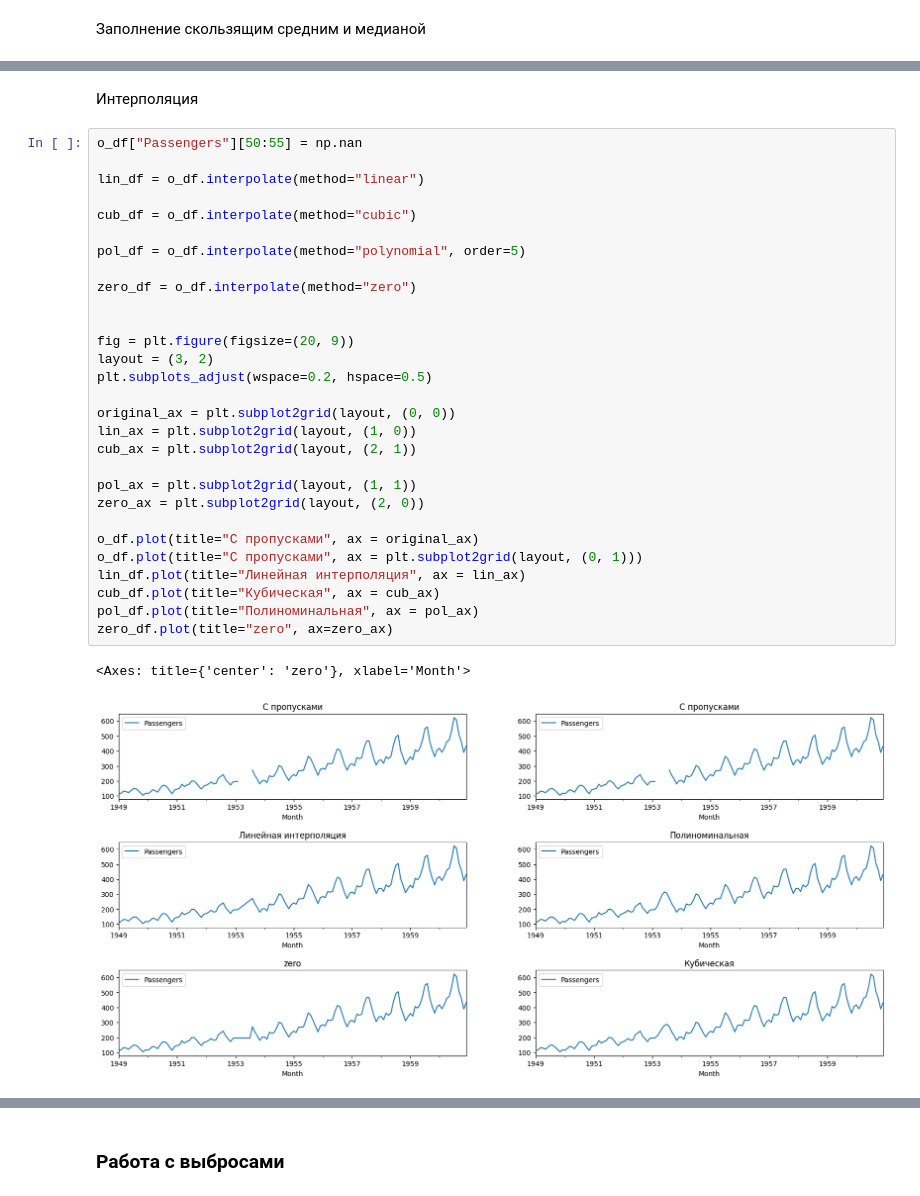
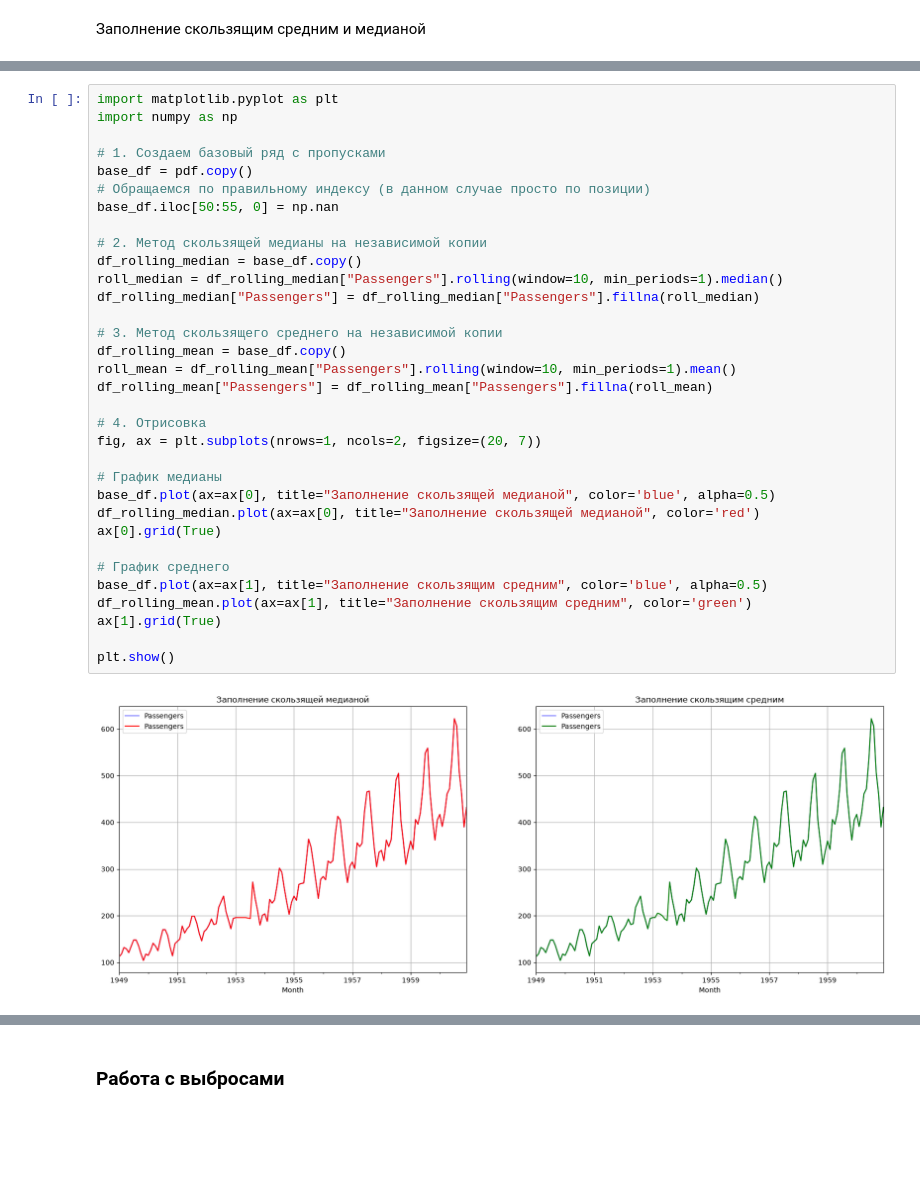
Before and after one commit to Dream-Prodigy/My-project, a Jupyter notebook: practice_5/practice5.ipynb, the cells around one changed output, grey strips where cells are left out. Drawn from its saved outputs; the diff is of its cells as text; blank space fills up the shorter version.

```diff
--- a/practice_5/practice5.ipynb
+++ b/practice_5/practice5.ipynb
@@ -424,34 +286,35 @@ o_df.plot(title='среднее')
-# %% [markdown]
-Интерполяция
-# %%
-o_df["Passengers"][50:55] = np.nan
-
-lin_df = o_df.interpolate(method="linear")
-
-cub_df = o_df.interpolate(method="cubic")
-
-pol_df = o_df.interpolate(method="polynomial", order=5)
-
-zero_df = o_df.interpolate(method="zero")
-
-
-fig = plt.figure(figsize=(20, 9))
-layout = (3, 2)
-plt.subplots_adjust(wspace=0.2, hspace=0.5)
-
-original_ax = plt.subplot2grid(layout, (0, 0))
-lin_ax = plt.subplot2grid(layout, (1, 0))
-cub_ax = plt.subplot2grid(layout, (2, 1))
-
-pol_ax = plt.subplot2grid(layout, (1, 1))
-zero_ax = plt.subplot2grid(layout, (2, 0))
-
-o_df.plot(title="С пропусками", ax = original_ax)
-o_df.plot(title="С пропусками", ax = plt.subplot2grid(layout, (0, 1)))
-lin_df.plot(title="Линейная интерполяция", ax = lin_ax)
-cub_df.plot(title="Кубическая", ax = cub_ax)
-pol_df.plot(title="Полиноминальная", ax = pol_ax)
-zero_df.plot(title="zero", ax=zero_ax)
-# %% [output]
-<Axes: title={'center': 'zero'}, xlabel='Month'>
-[figure, removed]
+# %%
+import matplotlib.pyplot as plt
+import numpy as np
+
+# 1. Создаем базовый ряд с пропусками
+base_df = pdf.copy()
+# Обращаемся по правильному индексу (в данном случае просто по позиции)
+base_df.iloc[50:55, 0] = np.nan
+
+# 2. Метод скользящей медианы на независимой копии
+df_rolling_median = base_df.copy()
+roll_median = df_rolling_median["Passengers"].rolling(window=10, min_periods=1).median()
+df_rolling_median["Passengers"] = df_rolling_median["Passengers"].fillna(roll_median)
+
+# 3. Метод скользящего среднего на независимой копии
+df_rolling_mean = base_df.copy()
+roll_mean = df_rolling_mean["Passengers"].rolling(window=10, min_periods=1).mean()
+df_rolling_mean["Passengers"] = df_rolling_mean["Passengers"].fillna(roll_mean)
+
+# 4. Отрисовка
+fig, ax = plt.subplots(nrows=1, ncols=2, figsize=(20, 7))
+
+# График медианы
+base_df.plot(ax=ax[0], title="Заполнение скользящей медианой", color='blue', alpha=0.5)
+df_rolling_median.plot(ax=ax[0], title="Заполнение скользящей медианой", color='red')
+ax[0].grid(True)
+
+# График среднего
+base_df.plot(ax=ax[1], title="Заполнение скользящим средним", color='blue', alpha=0.5)
+df_rolling_mean.plot(ax=ax[1], title="Заполнение скользящим средним", color='green')
+ax[1].grid(True)
+
+plt.show()
+# %% [output]
+[figure, added]
```
Also changed, not shown: parts of 35 cells of this notebook.
